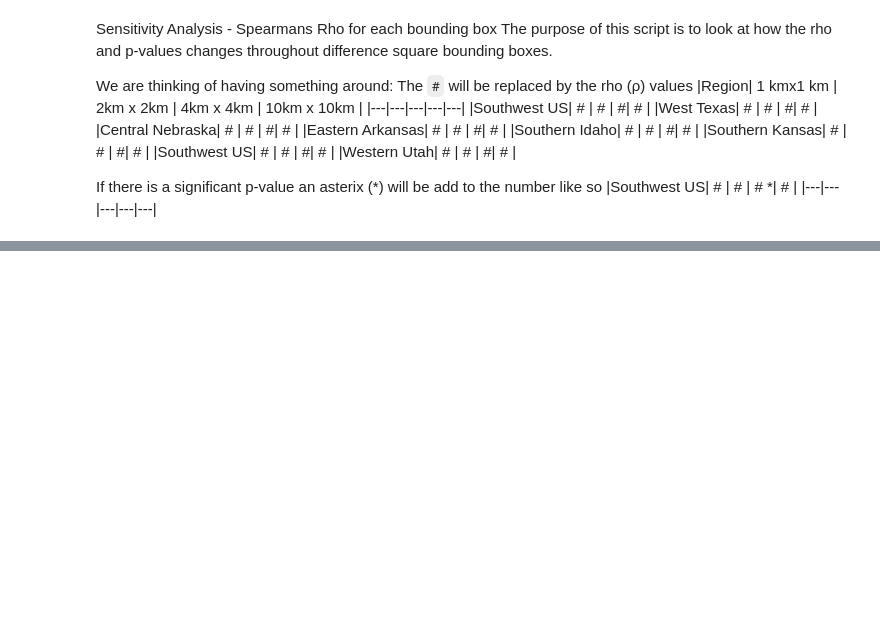
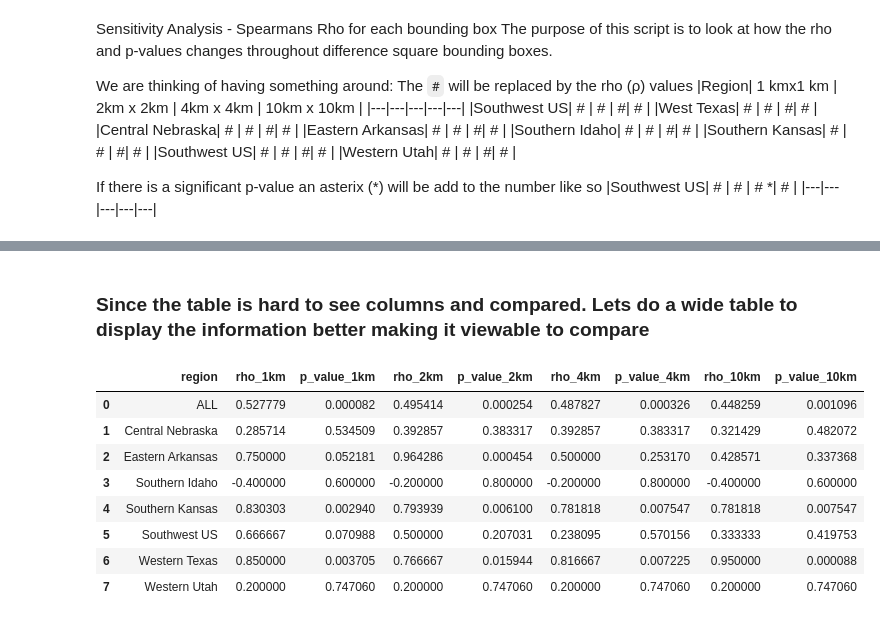
Before and after one commit to meds-AridGW/ET_GW_analysis_workflow, a Jupyter notebook: spearman_rank/sensitivity_analysis.ipynb, the cells around one changed output, grey strips where cells are left out. Drawn from its saved outputs; the diff is of its cells as text; code cells hidden in the pictures; blank space fills up the shorter version.

```diff
--- a/spearman_rank/sensitivity_analysis.ipynb
+++ b/spearman_rank/sensitivity_analysis.ipynb
@@ -37,0 +66,29 @@ If there is a significant p-value an asterix (*) will be add to the number like
+# %% [markdown]
+### Since the table is hard to see columns and compared. Lets do a wide table to display the information better making it viewable to compare
+# %%
+# Pivot to wide format
+wide = combined.pivot(index='region', columns='buffer', values=['rho', 'p_value'])
+
+# Flatten column names (e.g. rho_1km, p_value_1km)
+wide.columns = [f"{stat}_{buf}" for stat, buf in wide.columns]
+wide = wide.reset_index()
+
+# Reorder columns by buffer size
+col_order = ['region'] + [f"{stat}_{buf}" for buf in ['1km','2km','4km','10km'] for stat in ['rho','p_value']]
+wide = wide[col_order]
+
+# Produce table as output for sensitivity analysis
+wide.to_csv("/capstone/aridgw/outputs/spearman_sensitivity_table.csv", index=False)
+
+# View table
+wide
+# %% [output]
+|  | region | rho_1km | p_value_1km | rho_2km | p_value_2km | rho_4km | p_value_4km | rho_10km | p_value_10km |
+| 0 | ALL | 0.527779 | 0.000082 | 0.495414 | 0.000254 | 0.487827 | 0.000326 | 0.448259 | 0.001096 |
+| 1 | Central Nebraska | 0.285714 | 0.534509 | 0.392857 | 0.383317 | 0.392857 | 0.383317 | 0.321429 | 0.482072 |
+| 2 | Eastern Arkansas | 0.750000 | 0.052181 | 0.964286 | 0.000454 | 0.500000 | 0.253170 | 0.428571 | 0.337368 |
+| 3 | Southern Idaho | -0.400000 | 0.600000 | -0.200000 | 0.800000 | -0.200000 | 0.800000 | -0.400000 | 0.600000 |
+| 4 | Southern Kansas | 0.830303 | 0.002940 | 0.793939 | 0.006100 | 0.781818 | 0.007547 | 0.781818 | 0.007547 |
+| 5 | Southwest US | 0.666667 | 0.070988 | 0.500000 | 0.207031 | 0.238095 | 0.570156 | 0.333333 | 0.419753 |
+| 6 | Western Texas | 0.850000 | 0.003705 | 0.766667 | 0.015944 | 0.816667 | 0.007225 | 0.950000 | 0.000088 |
+| 7 | Western Utah | 0.200000 | 0.747060 | 0.200000 | 0.747060 | 0.200000 | 0.747060 | 0.200000 | 0.747060 |
```
Also changed, not shown: parts of 6 cells of this notebook.
